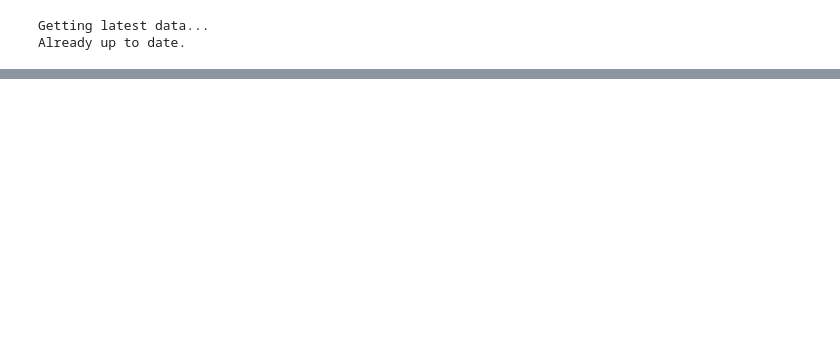
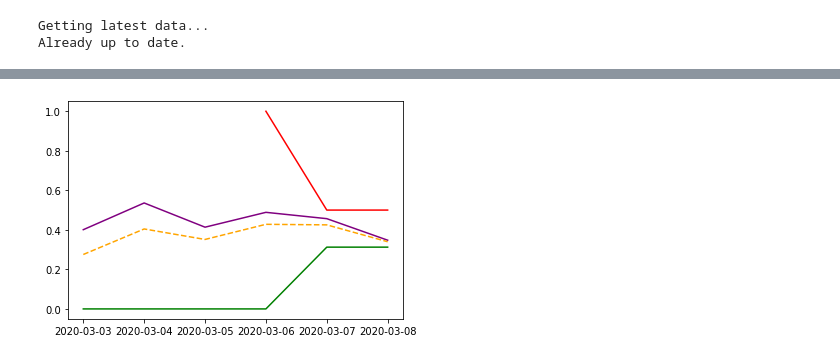
Before and after one commit to Addidy/coronavirus-analysis, a Jupyter notebook: src/UK.ipynb, the cells around one changed output, grey strips where cells are left out. Saved outputs shown, nothing was run; the diff lists cells and outputs as text; code cells hidden in the pictures; blank space fills up the shorter version.

```diff
--- a/src/UK.ipynb
+++ b/src/UK.ipynb
@@ -40,0 +41,4 @@ uk.graph_changes_pct(since_x_days_ago=6)
+# %%
+uk.graph_changes_pct_avg(since_x_days_ago=6)
+# %% [output]
+[figure, added]
```
Also changed, not shown: parts of 5 cells of this notebook, 9 other files.
